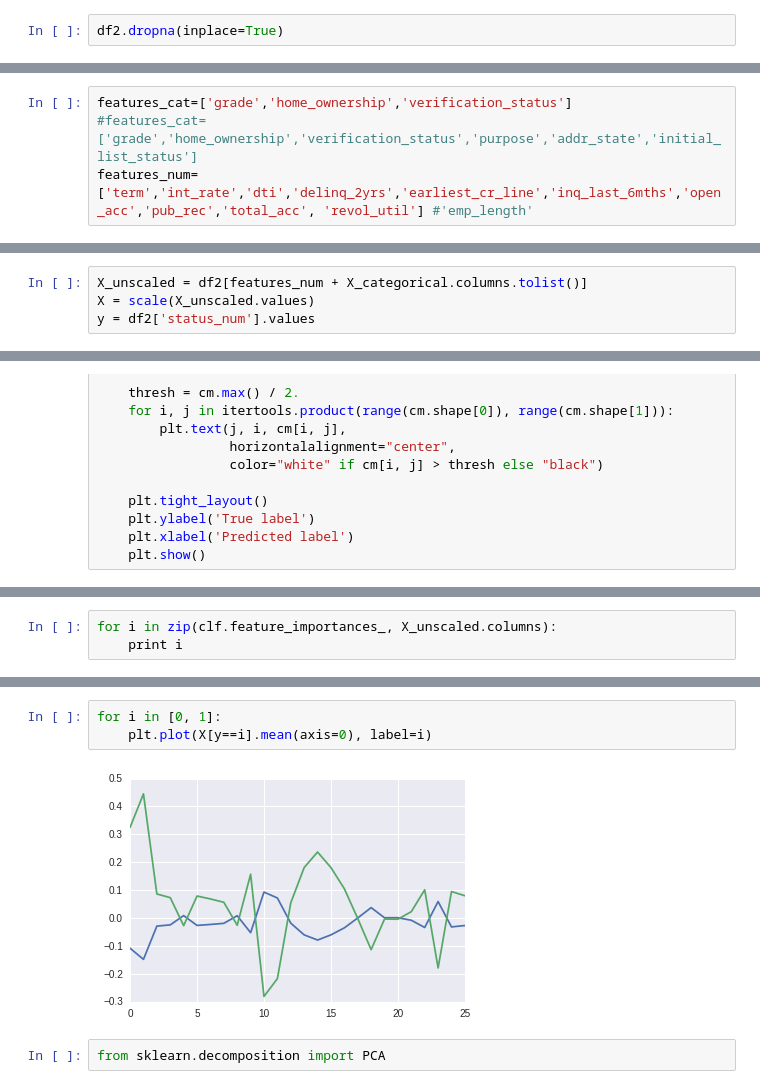
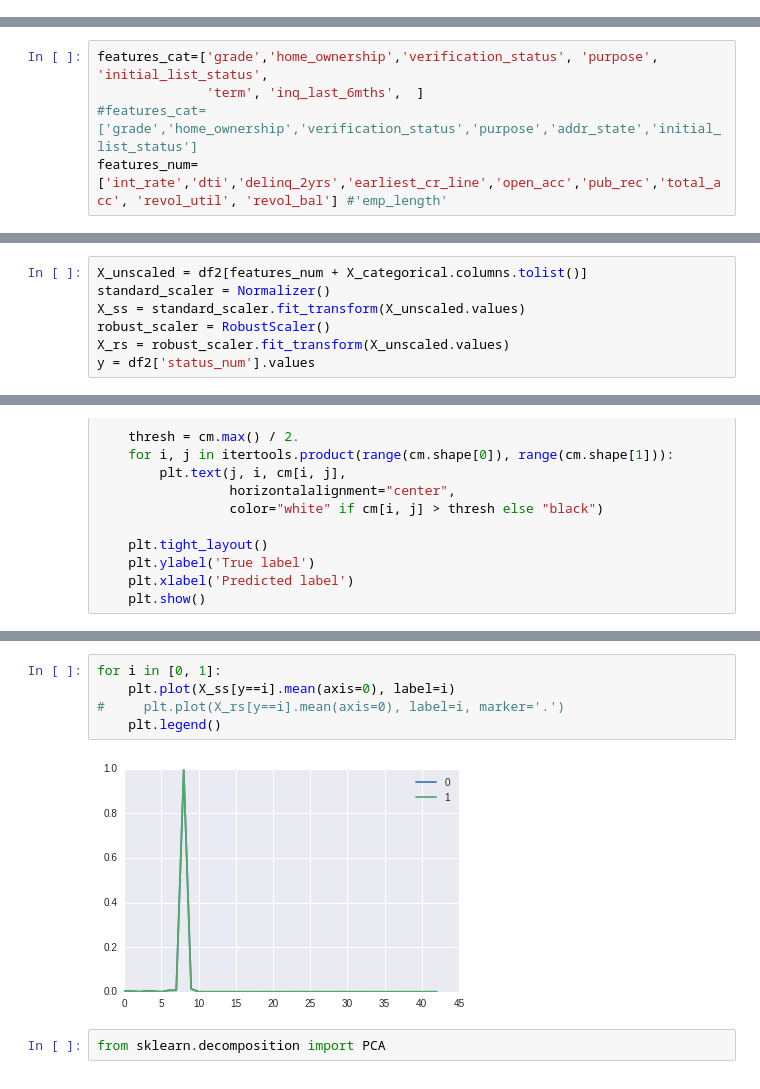
Before and after one commit to spartonia/notebooks, a Jupyter notebook: classification.ipynb, the cells around one changed output, grey strips where cells are left out. Cells and saved outputs as stored; diff of their text form.

```diff
--- a/classification.ipynb
+++ b/classification.ipynb
@@ -95,4 +163,2 @@ df.drop('emp_length', axis=1, inplace=True)  # many nans
 # %%
 df2 = df[df['status_num'] >= 0]
-# %%
-df2.dropna(inplace=True)
@@ -111,13 +204,17 @@ dtype: int64
 # %%
-features_cat=['grade','home_ownership','verification_status']
+features_cat=['grade','home_ownership','verification_status', 'purpose', 'initial_list_status',
+              'term', 'inq_last_6mths',  ]
 #features_cat=['grade','home_ownership','verification_status','purpose','addr_state','initial_list_status']
-features_num=['term','int_rate','dti','delinq_2yrs','earliest_cr_line','inq_last_6mths','open_acc','pub_rec','total_acc', 'revol_util'] #'emp_length'
+features_num=['int_rate','dti','delinq_2yrs','earliest_cr_line','open_acc','pub_rec','total_acc', 'revol_util', 'revol_bal'] #'emp_length'
 # %%
 X_categorical = pd.get_dummies(df2[features_cat])
 df2 = pd.concat([df2.drop(features_cat, axis=1), X_categorical], axis=1)
 # %%
 X_unscaled = df2[features_num + X_categorical.columns.tolist()]
-X = scale(X_unscaled.values)
+standard_scaler = Normalizer()
+X_ss = standard_scaler.fit_transform(X_unscaled.values)
+robust_scaler = RobustScaler()
+X_rs = robust_scaler.fit_transform(X_unscaled.values)
 y = df2['status_num'].values
 # %%
 def plot_confusion_matrix(cm, classes,
@@ -190,3 +325,0 @@ non-defaulted       0.77      0.94      0.85     98336
-# %%
-for i in zip(clf.feature_importances_, X_unscaled.columns):
-    print i
@@ -211,8 +358,10 @@ for i in zip(clf.feature_importances_, X_unscaled.columns):
 # %%
 for i in [0, 1]:
-    plt.plot(X[y==i].mean(axis=0), label=i)
+    plt.plot(X_ss[y==i].mean(axis=0), label=i)
+#     plt.plot(X_rs[y==i].mean(axis=0), label=i, marker='.')
+    plt.legend()
 # %% [output]
-[figure, old version]
+[figure, new version]
 # %%
 from sklearn.decomposition import PCA
 # %%
```
Also changed, not shown: parts of 48 cells of this notebook.
